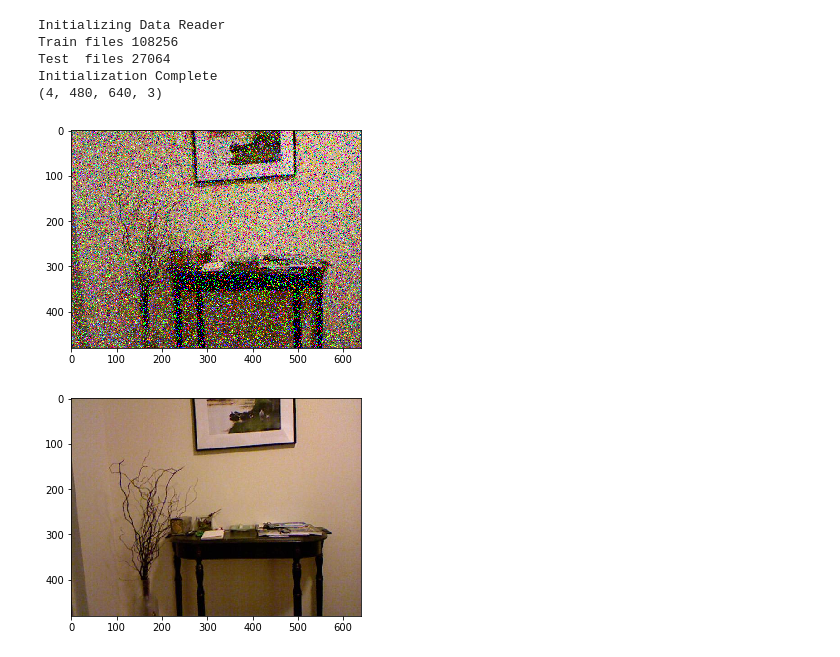
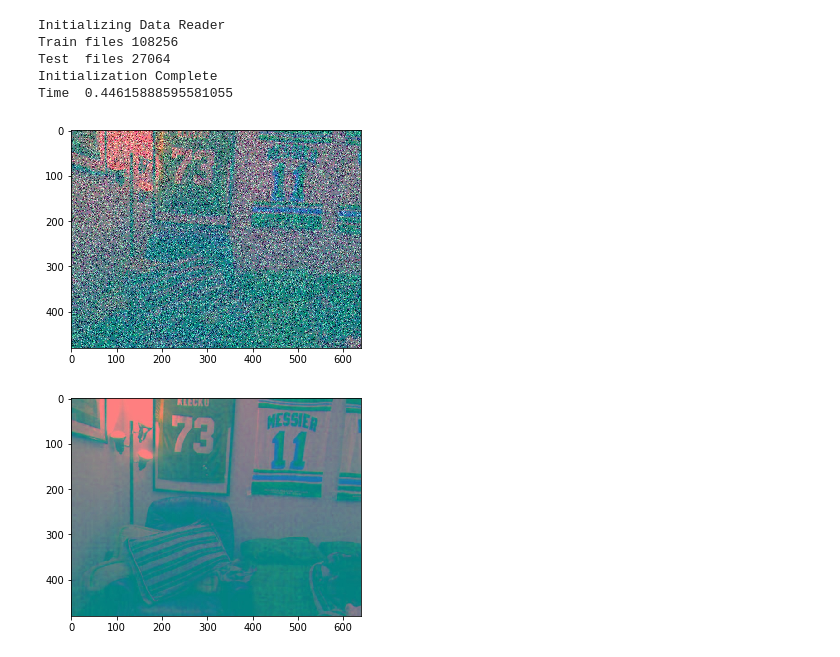
Before and after one commit to kausic94/Hallucination, a Jupyter notebook: src/Dataset.ipynb, the cells around one changed output. Drawn from its saved outputs; the diff is of its cells as text; code cells hidden in the pictures.

```diff
--- a/src/Dataset.ipynb
+++ b/src/Dataset.ipynb
@@ -200,26 +242,30 @@ class dataReader():
         ax[1][1].set_title("Test Output")
         ax[1][1].imshow(test_out)
 # %%
+import time
 if __name__ == '__main__':
-    data = {"scale":1,"batchSize":4,"train_file" : "/home/kgunase3/data/NYUD/RAW/train.txt",
-            "test_file" : '/home/kgunase3/data/NYUD/RAW/test.txt', "colorSpace":"RGB",
-            "imageWidth" : 640,"imageHeight" :480, "channels":3,"corruptionLevel" : 0.25}
+    data = {"scale":1,"batchSize":24,"train_file" : "/home/kgunase3/data/NYUD/RAW/train.txt",
+            "test_file" : '/home/kgunase3/data/NYUD/RAW/test.txt',"autoencoder_train_file" : "/home/kgunase3/data/NYUD/RAW/Autoencoder_train.txt",
+             "autoencoder_test_file" : "/home/kgunase3/data/NYUD/RAW/Autoencoder_test.txt", "colorSpace":"YUV",
+            "imageWidth" : 640,"imageHeight" :480, "channels":3,"corruptionLevel" : 0.2}
     dataObj = dataReader(data)
-    inp,gt = dataObj.nextAutoencoderTestBatch(corruptionFlag = True)
+    t1 = time.time()
+    inp,gt = dataObj.nextAutoencoderTrainBatch(corruptionFlag = True)
+    print ("Time ",time.time() - t1)
     #inp,gt = dataObj.nextTestBatch(corruptionFlag = True)
     #inp1,gt1 = dataObj.nextTrainBatch(corruptionFlag= True)
-    print (gt1.shape)
+    #print (gt1.shape)
 
-    ind= 0
+    ind= 1
     import matplotlib.pyplot as plt
     plt.imshow(np.uint8(inp[ind]))
     plt.figure()
     plt.imshow(np.uint8(gt[ind]))
 # %% [output]
 Initializing Data Reader
 Train files 108256
 Test  files 27064
 Initialization Complete
-(4, 480, 640, 3)
+Time  0.44615888595581055
-[figure, old version]
+[figure, new version]
-[figure, old version]
+[figure, new version]
```
Also changed, not shown: parts of 1 cell of this notebook, 1 other file.
